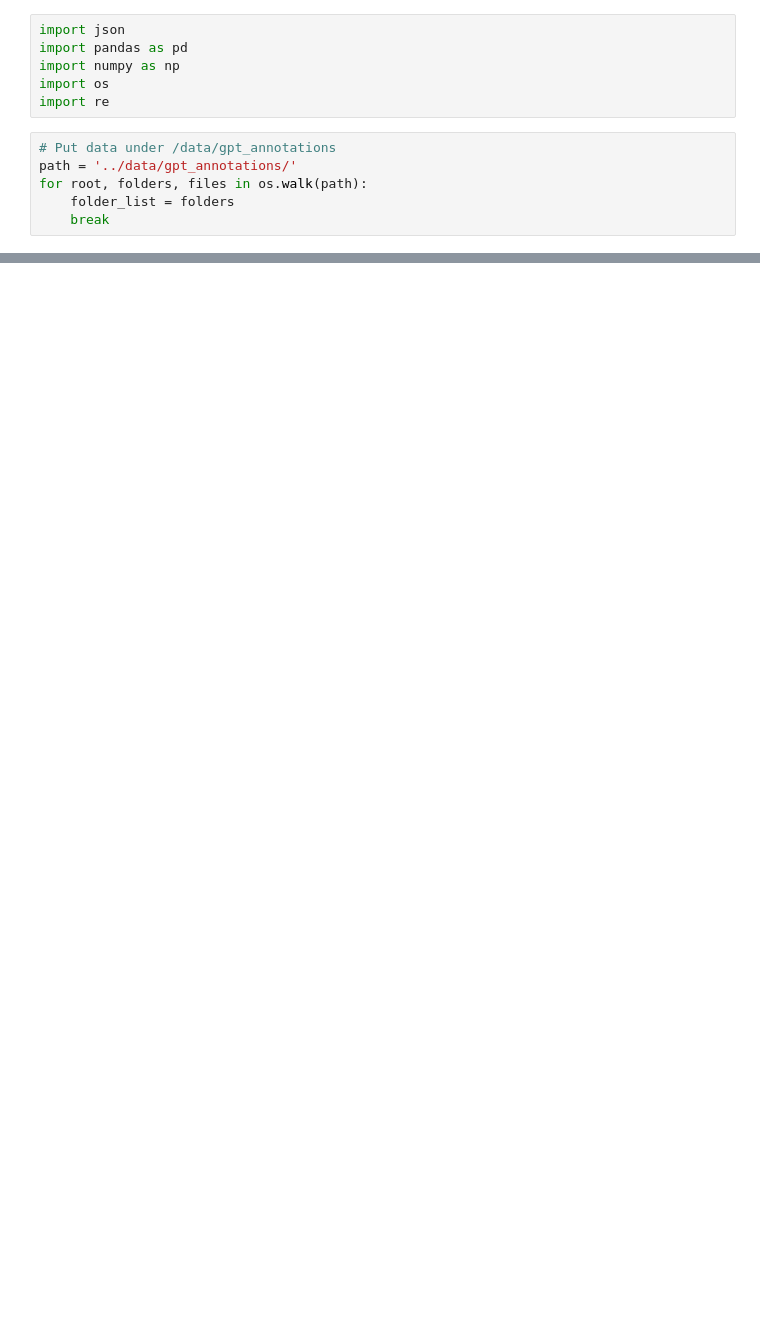
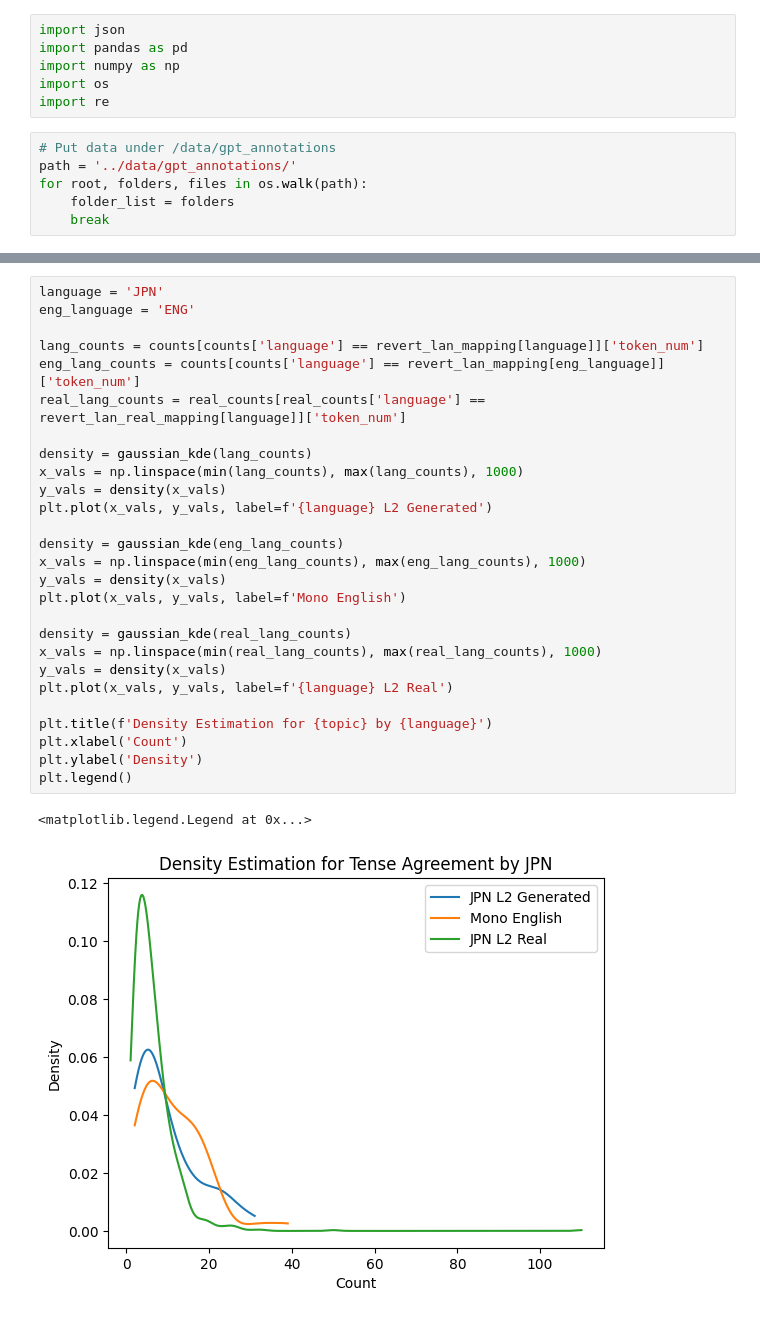
Before and after one commit to RenaGao/LLMPirorknowledge, a Jupyter notebook: notebooks/GPT_distribution.ipynb, the cells around one changed output, grey strips where cells are left out. Saved outputs shown, nothing was run; the diff lists cells and outputs as text; blank space fills up the shorter version.

```diff
--- a/notebooks/GPT_distribution.ipynb
+++ b/notebooks/GPT_distribution.ipynb
@@ -95,0 +202,30 @@ plt.show()
+# %%
+language = 'JPN'
+eng_language = 'ENG'
+
+lang_counts = counts[counts['language'] == revert_lan_mapping[language]]['token_num']
+eng_lang_counts = counts[counts['language'] == revert_lan_mapping[eng_language]]['token_num']
+real_lang_counts = real_counts[real_counts['language'] == revert_lan_real_mapping[language]]['token_num']
+
+density = gaussian_kde(lang_counts)
+x_vals = np.linspace(min(lang_counts), max(lang_counts), 1000)
+y_vals = density(x_vals)
+plt.plot(x_vals, y_vals, label=f'{language} L2 Generated')
+
+density = gaussian_kde(eng_lang_counts)
+x_vals = np.linspace(min(eng_lang_counts), max(eng_lang_counts), 1000)
+y_vals = density(x_vals)
+plt.plot(x_vals, y_vals, label=f'Mono English')
+
+density = gaussian_kde(real_lang_counts)
+x_vals = np.linspace(min(real_lang_counts), max(real_lang_counts), 1000)
+y_vals = density(x_vals)
+plt.plot(x_vals, y_vals, label=f'{language} L2 Real')
+
+plt.title(f'Density Estimation for {topic} by {language}')
+plt.xlabel('Count')
+plt.ylabel('Density')
+plt.legend()
+# %% [output]
+<matplotlib.legend.Legend at 0x...>
+[figure, added]
```
Also changed, not shown: parts of 11 cells of this notebook.
